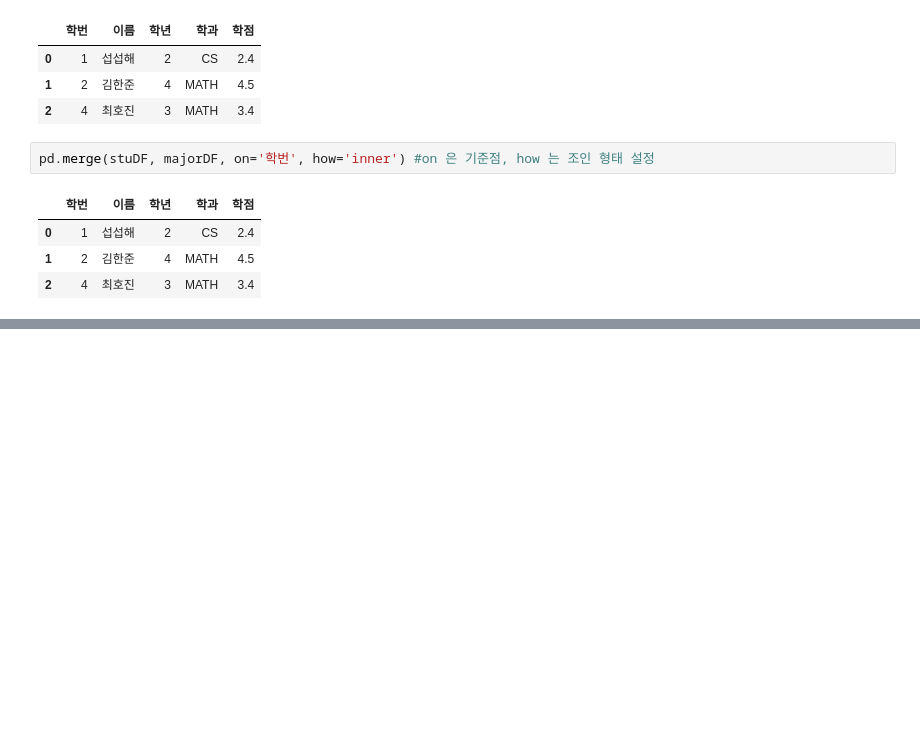
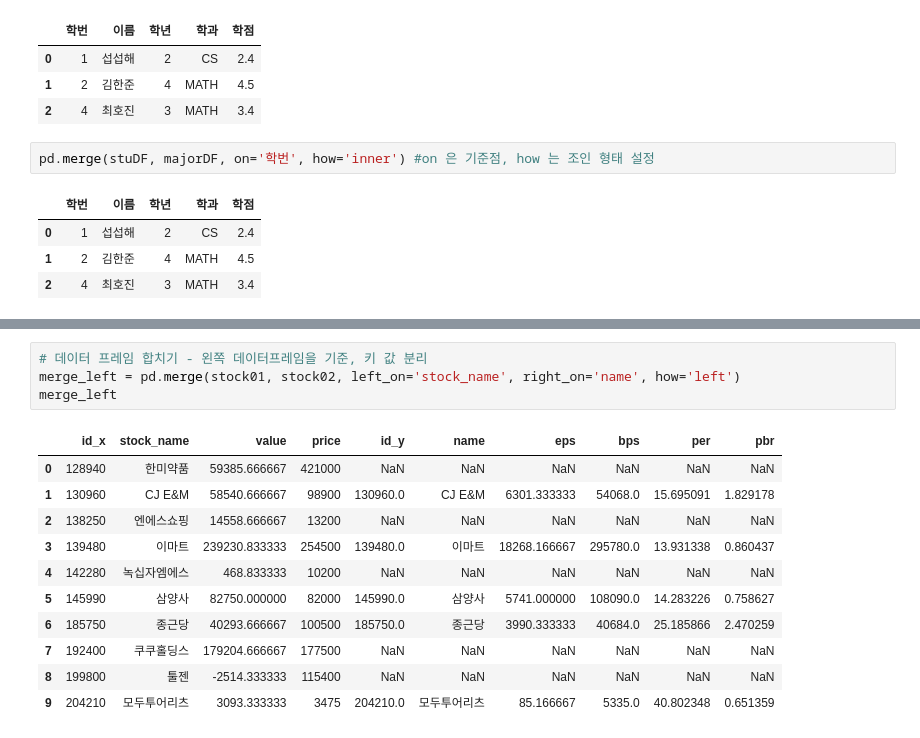
Before and after one commit to Supreme-YS/TIL, a Jupyter notebook: Data_Analysis/Pandas[03].ipynb, the cells around one changed output, grey strips where cells are left out. Cells and saved outputs as stored; diff of their text form; blank space fills up the shorter version.

```diff
--- a/Data_Analysis/Pandas[03].ipynb
+++ b/Data_Analysis/Pandas[03].ipynb
@@ -592,0 +720,16 @@ pd.merge(stuDF, majorDF, on='학번', how='inner') #on 은 기준점, how 는
+# %%
+# 데이터 프레임 합치기 - 왼쪽 데이터프레임을 기준, 키 값 분리
+merge_left = pd.merge(stock01, stock02, left_on='stock_name', right_on='name', how='left')
+merge_left
+# %% [output]
+|  | id_x | stock_name | value | price | id_y | name | eps | bps | per | pbr |
+| 0 | 128940 | 한미약품 | 59385.666667 | 421000 | NaN | NaN | NaN | NaN | NaN | NaN |
+| 1 | 130960 | CJ E&M | 58540.666667 | 98900 | 130960.0 | CJ E&M | 6301.333333 | 54068.0 | 15.695091 | 1.829178 |
+| 2 | 138250 | 엔에스쇼핑 | 14558.666667 | 13200 | NaN | NaN | NaN | NaN | NaN | NaN |
+| 3 | 139480 | 이마트 | 239230.833333 | 254500 | 139480.0 | 이마트 | 18268.166667 | 295780.0 | 13.931338 | 0.860437 |
+| 4 | 142280 | 녹십자엠에스 | 468.833333 | 10200 | NaN | NaN | NaN | NaN | NaN | NaN |
+| 5 | 145990 | 삼양사 | 82750.000000 | 82000 | 145990.0 | 삼양사 | 5741.000000 | 108090.0 | 14.283226 | 0.758627 |
+| 6 | 185750 | 종근당 | 40293.666667 | 100500 | 185750.0 | 종근당 | 3990.333333 | 40684.0 | 25.185866 | 2.470259 |
+| 7 | 192400 | 쿠쿠홀딩스 | 179204.666667 | 177500 | NaN | NaN | NaN | NaN | NaN | NaN |
+| 8 | 199800 | 툴젠 | -2514.333333 | 115400 | NaN | NaN | NaN | NaN | NaN | NaN |
+| 9 | 204210 | 모두투어리츠 | 3093.333333 | 3475 | 204210.0 | 모두투어리츠 | 85.166667 | 5335.0 | 40.802348 | 0.651359 |
```
Also changed, not shown: parts of 15 cells of this notebook.
